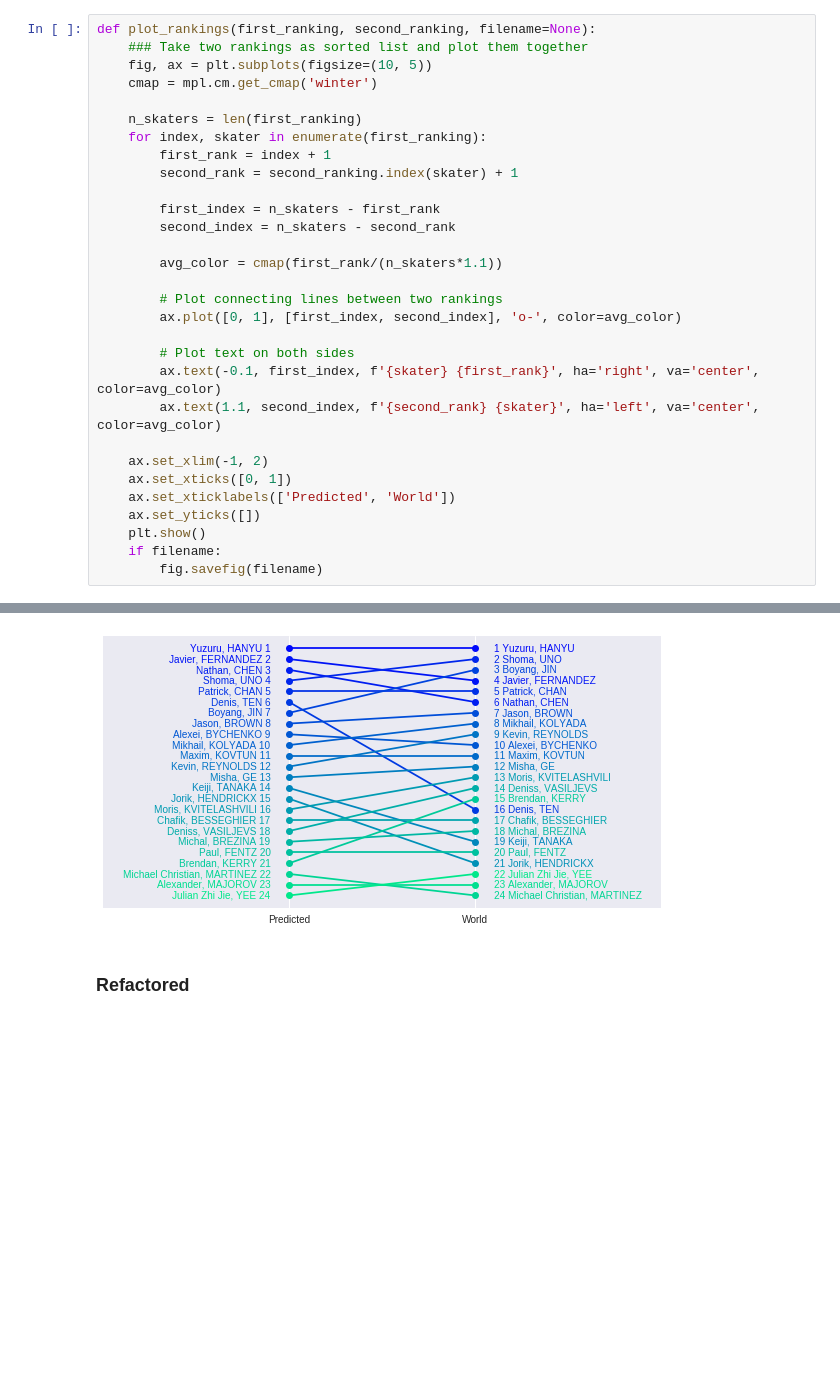
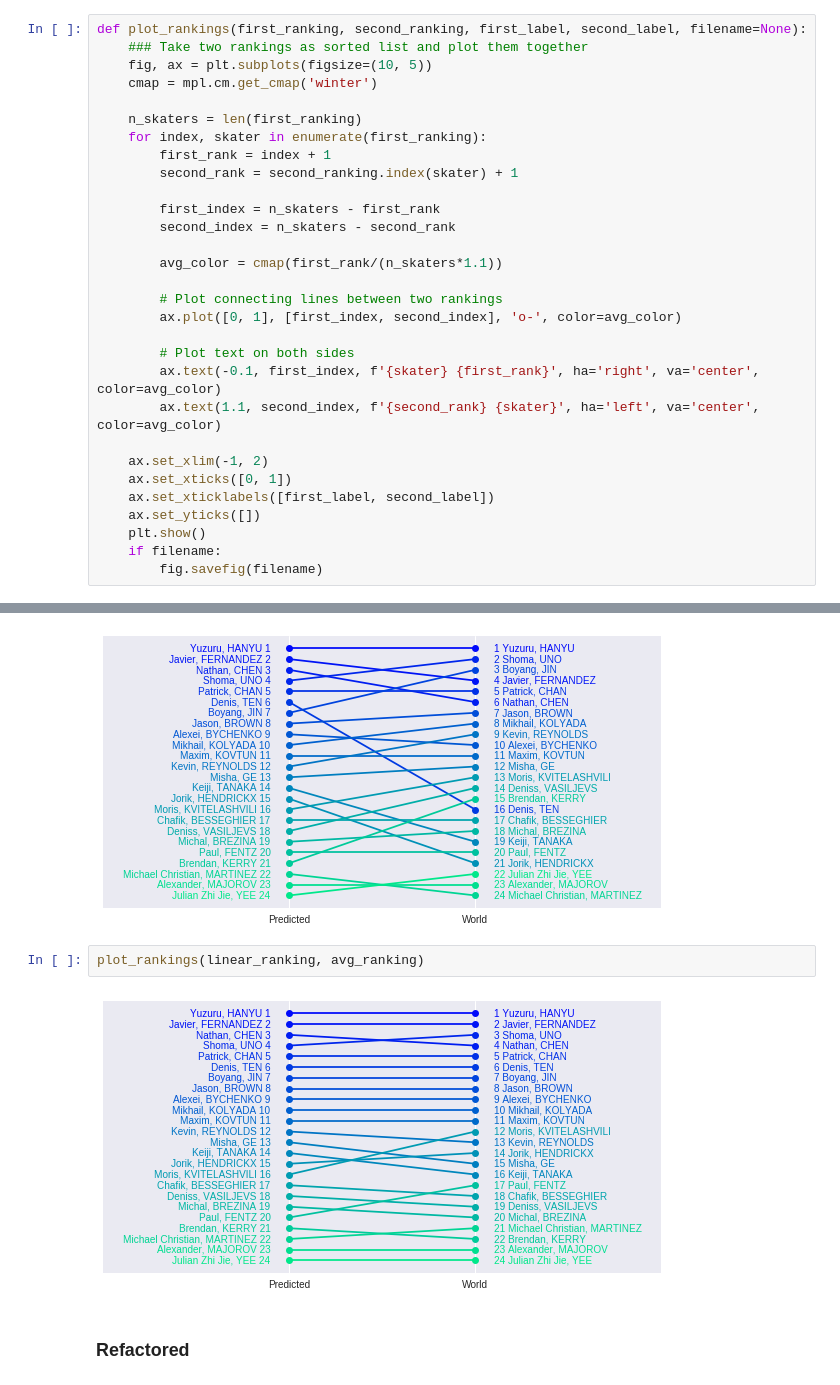
Before and after one commit to khanhnguyendata/skate_predict, a Jupyter notebook: analysis.ipynb, the cells around one changed output, grey strips where cells are left out. Saved outputs shown, nothing was run; the diff lists cells and outputs as text; blank space fills up the shorter version.

Commit message:
Fix plot comparison to take custom labels

```diff
--- a/analysis.ipynb
+++ b/analysis.ipynb
@@ -152,7 +152,7 @@ np.sqrt(score_comparison['sq_error'].mean())
 # %% [markdown]
 ### Visualize Kendall's tau
 # %%
-def plot_rankings(first_ranking, second_ranking, filename=None):
+def plot_rankings(first_ranking, second_ranking, first_label, second_label, filename=None):
     ### Take two rankings as sorted list and plot them together
     fig, ax = plt.subplots(figsize=(10, 5))
     cmap = mpl.cm.get_cmap('winter')
@@ -176,7 +176,7 @@ def plot_rankings(first_ranking, second_ranking, filename=None):
 
     ax.set_xlim(-1, 2)
     ax.set_xticks([0, 1])
-    ax.set_xticklabels(['Predicted', 'World'])
+    ax.set_xticklabels([first_label, second_label])
     ax.set_yticks([])
     plt.show()
     if filename:
@@ -401,6 +401,10 @@ plot_rankings(avg_ranking, world_ranking)
 plot_rankings(linear_ranking, world_ranking)
 # %% [output]
 [figure]
+# %%
+plot_rankings(linear_ranking, avg_ranking)
+# %% [output]
+[figure, added]
 # %% [markdown]
 ### Refactored
 # %%
```
